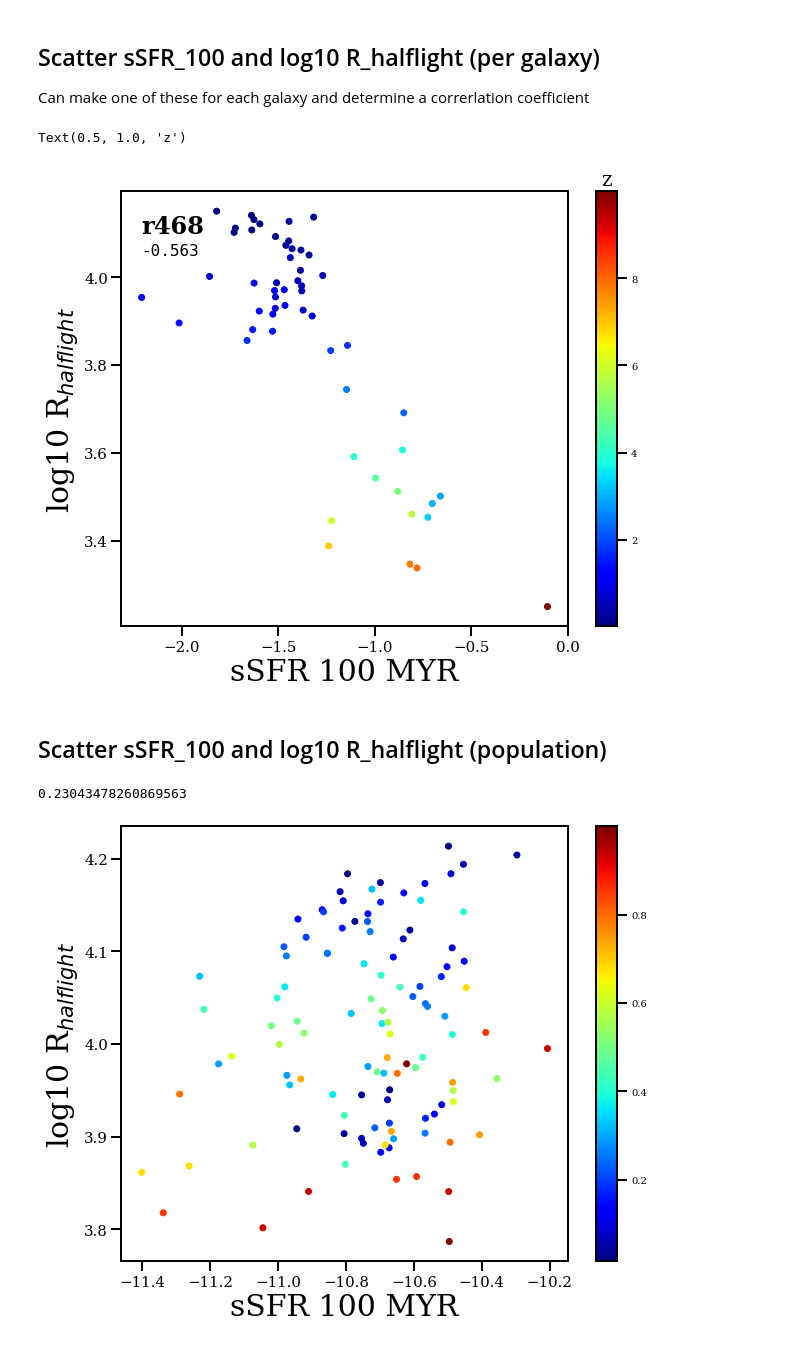
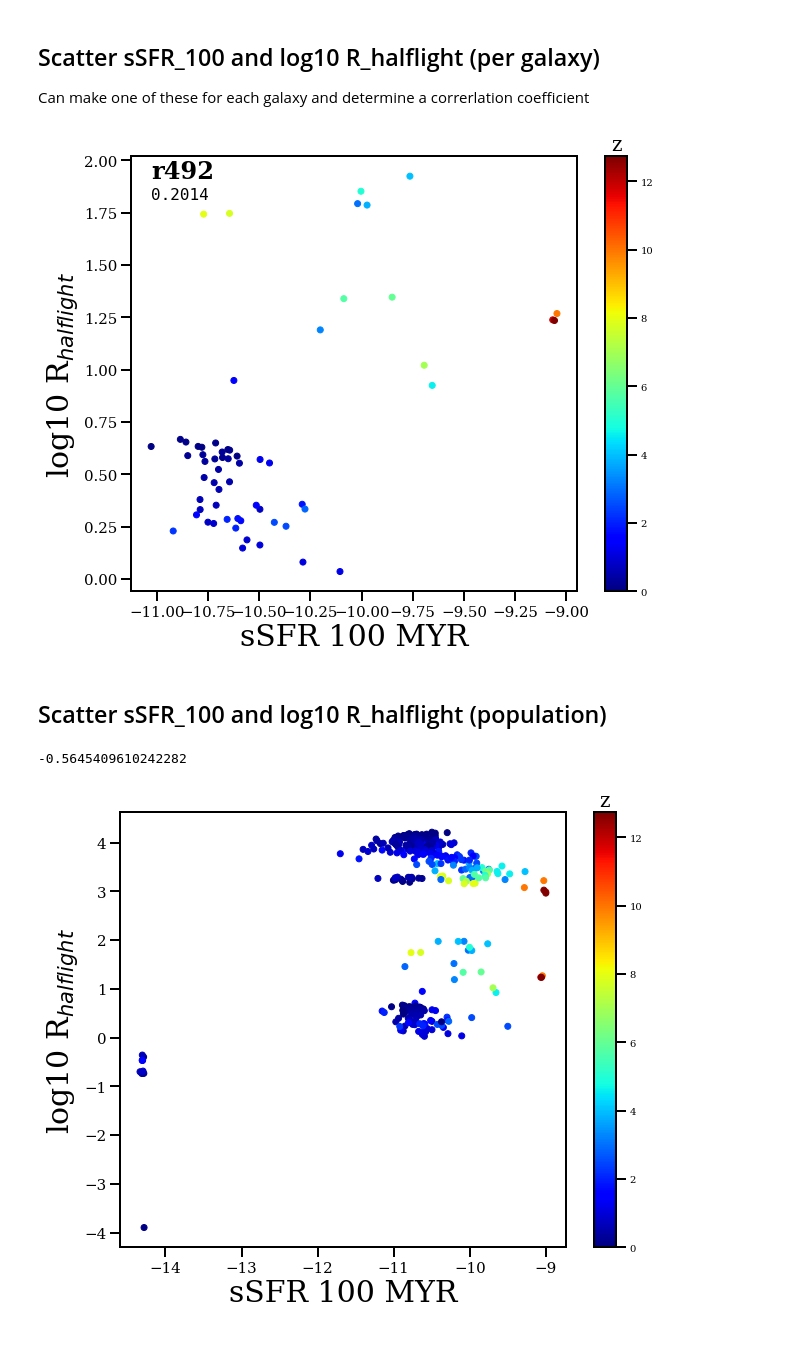
Before and after one commit to JosephWick/H1-merian, a Jupyter notebook: notebooks/BreathingPlots.ipynb, the cells around one changed output. Cells and saved outputs as stored; diff of their text form; code cells hidden in the pictures.

```diff
--- a/notebooks/BreathingPlots.ipynb
+++ b/notebooks/BreathingPlots.ipynb
@@ -158,15 +173,15 @@ Text(0.5, 0, 'Lookback Time [Gyr]')
 ## Scatter sSFR_100 and log10 R_halflight (per galaxy)
 Can make one of these for each galaxy and determine a correrlation coefficient
 # %%
-gal = cdmgals[1]
-zmax = 12
-ymin = 1
+gal = cdmgals[2]
+zmax = 14
+ymin = -1
 
 data = pd.read_csv(datapath+'r'+str(gal)+'_qtys.txt')
 
 fig = plt.figure(figsize=(10,8), facecolor='w')
 
-x = np.log10(data['sSFR_100'][data['z'] <= zmax])
+x = np.log10(data['sSFR_100'][data['z'] <= zmax]/10e8)
 y = np.log10(data['R_halflight'][data['z'] <= zmax])
 c = data['z'][data['z'] <= zmax]
 
@@ -183,8 +198,8 @@ plt.tick_params(axis='both', which='major', labelsize=15)
 plt.xlabel('sSFR 100 MYR', fontsize=30)
 plt.ylabel(r'log10 R$_{halflight}$', fontsize=30)
 
-plt.text(s='r'+str(gal), x=min(x[x>-20]), y=max(y)-0.05, fontsize=24, weight='bold')
-plt.text(s=str(rs)[:6], x=min(x[x>-20]), y=max(y)-0.1, fontsize=16, fontfamily='monospace')
+plt.text(s='r'+str(gal), x=min(x[x>-20]), y=max(y)-0.01, fontsize=24, weight='bold')
+plt.text(s=str(rs)[:6], x=min(x[x>-20]), y=max(y)-0.11, fontsize=16, fontfamily='monospace')
 
 #plt.ylim([3,4.5])
 #plt.xlim([0.0,0.4])
@@ -192,15 +207,16 @@ plt.text(s=str(rs)[:6], x=min(x[x>-20]), y=max(y)-0.1, fontsize=16, fontfamily='
 clb = plt.colorbar()
 clb.ax.set_title('z', fontsize=20)
 
-savefig('../figures/')
+plt.savefig('../figures/breathingPerGal/r'+str(gal)+'.png')
 # %% [output]
-Text(0.5, 1.0, 'z')
-[figure, old version]
+[figure, new version]
 # %% [markdown]
 ## Scatter sSFR_100 and log10 R_halflight (population)
 # %%
-zmax = 1
-ymin = 3.5
+zmax = 15
+
+ymin = -10
+ymax = 100
 
 fig = plt.figure(figsize=(10,8), facecolor='w')
 xall = []
@@ -213,33 +229,43 @@ for idx,gal in enumerate(cdmgals):
     data = pd.read_csv(datapath+'r'+str(gal)+'_qtys.txt')
 
     x = np.log10(data['sSFR_100'][data['z'] <= zmax]/10e8).to_numpy()
     y = np.log10(data['R_halflight'][data['z'] <= zmax]).to_numpy()
     c = data['z'][data['z'] <= zmax].to_numpy()
 
     c = c[y > ymin]
     x = x[y > ymin]
     y = y[y > ymin]
 
+    c = c[y < ymax]
+    x = x[y < ymax]
+    y = y[y < ymax]
+
     for i,_ in enumerate(x):
         xall.append(x[i])
         yall.append(y[i])
         call.append(c[i])
 
 rs = ss.spearmanr(x,y)[0]
 
 plt.scatter(xall, yall, c=call, cmap='jet')
 
 plt.tick_params(axis='both', which='major', labelsize=15)
 
 plt.xlabel('sSFR 100 MYR', fontsize=30)
 plt.ylabel(r'log10 R$_{halflight}$', fontsize=30)
 
 #plt.ylim([3,4.5])
 #plt.xlim([0.0,0.4])
 
-plt.colorbar()
+clb = plt.colorbar()
+clb.ax.set_title('z', fontsize=20)
+
+#plt.text(x=-11.4, y=4.2, s=r'z$\leq$'+str(zmax), fontsize=24, weight='bold')
+#plt.text(x=-11.4, y=4.17,s=str(rs)[:6], fontsize=16, fontfamily='monospace')
+
+#plt.savefig()
 
 rs
 # %% [output]
-0.23043478260869563
+-0.5645409610242282
-[figure, old version]
+[figure, new version]
```
Also changed, not shown: parts of 2 cells of this notebook, 13 other files.
